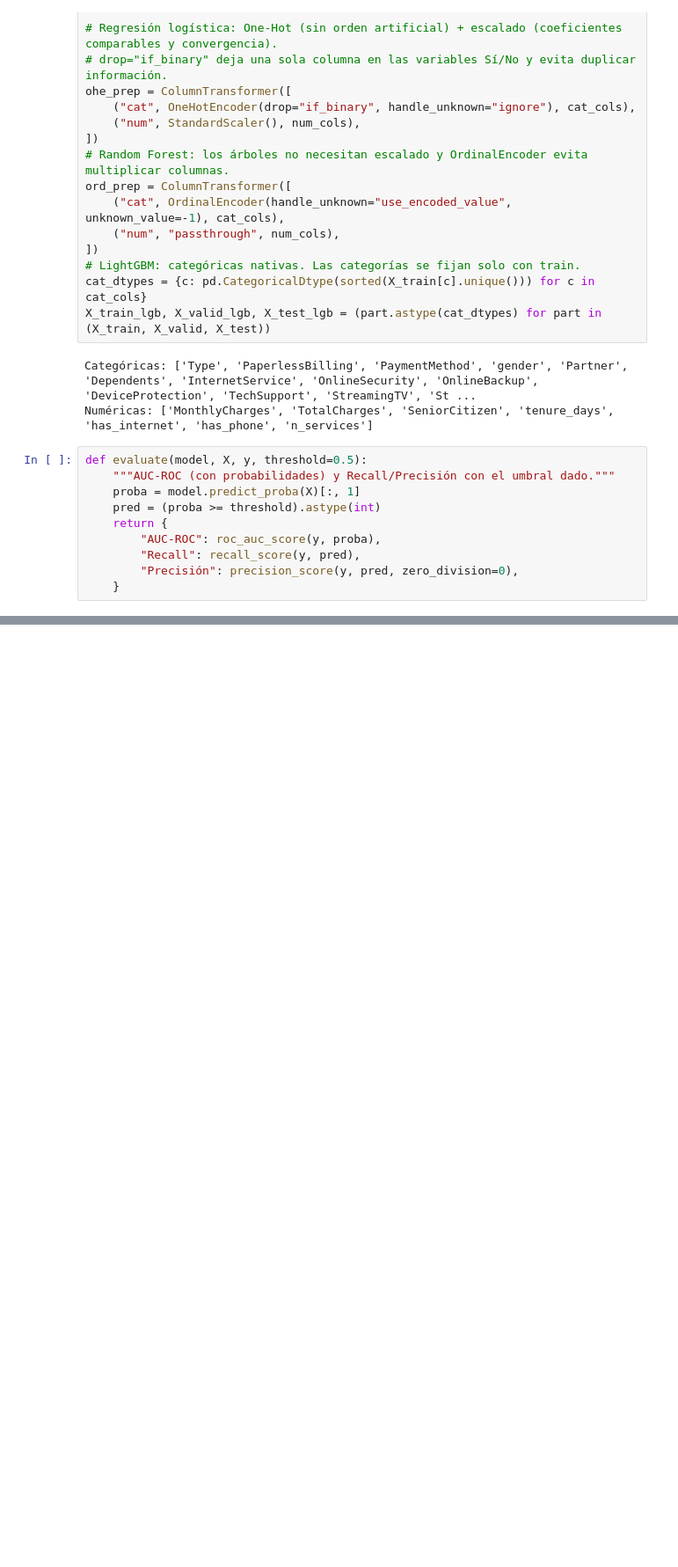
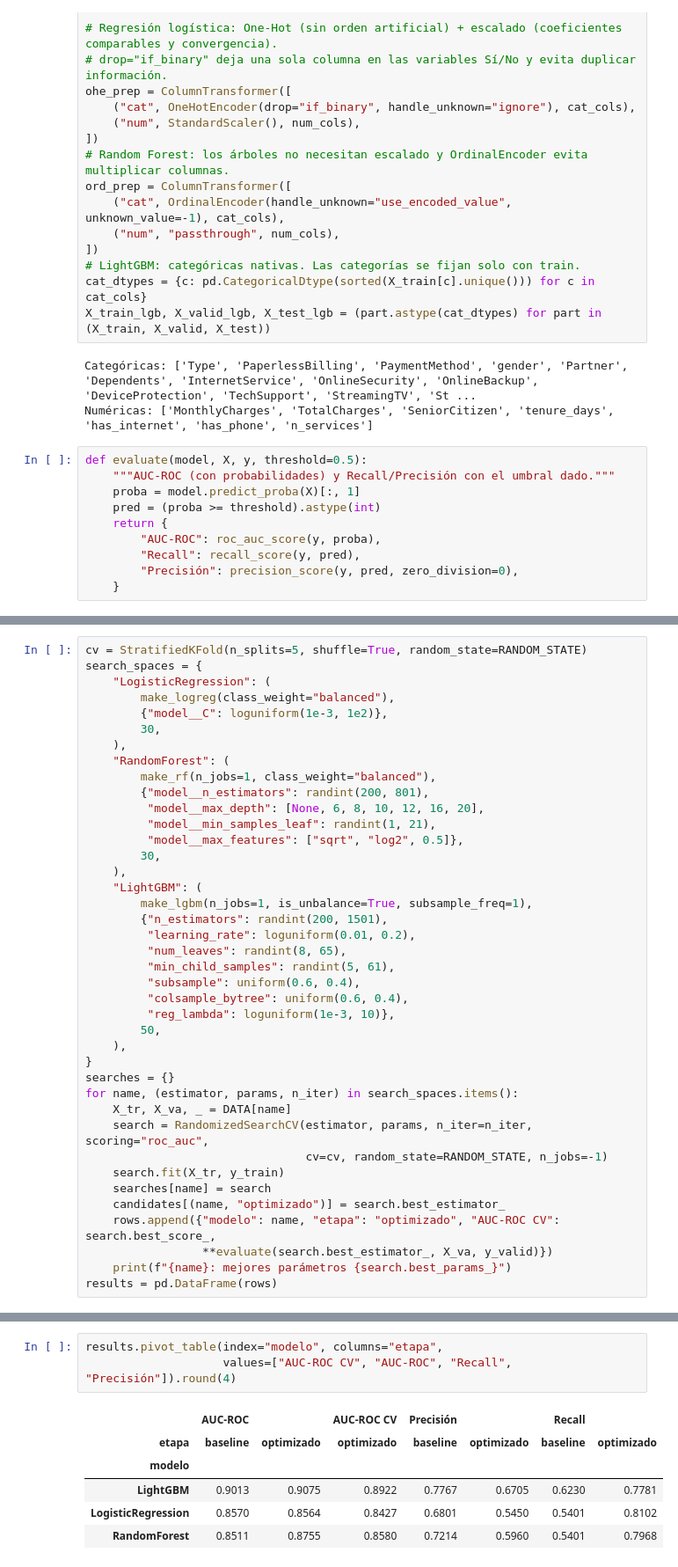
Before and after one commit to carabagiioo/interconnect-churn, a Jupyter notebook: interconnect_churn.ipynb, the cells around one changed output, grey strips where cells are left out. Shown at 88% size. Cells and saved outputs as stored; diff of their text form; blank space fills up the shorter version.

Commit message:
feat(notebook): add baseline models and balanced hyperparameter search
Co-Authored-By: Claude Opus 5.5 <noreply@anthropic.com>

```diff
--- a/interconnect_churn.ipynb
+++ b/interconnect_churn.ipynb
@@ -317,0 +356,40 @@ def evaluate(model, X, y, threshold=0.5):
+# %%
+cv = StratifiedKFold(n_splits=5, shuffle=True, random_state=RANDOM_STATE)
+search_spaces = {
+    "LogisticRegression": (
+        make_logreg(class_weight="balanced"),
+        {"model__C": loguniform(1e-3, 1e2)},
+        30,
+    ),
+    "RandomForest": (
+        make_rf(n_jobs=1, class_weight="balanced"),
+        {"model__n_estimators": randint(200, 801),
+         "model__max_depth": [None, 6, 8, 10, 12, 16, 20],
+         "model__min_samples_leaf": randint(1, 21),
+         "model__max_features": ["sqrt", "log2", 0.5]},
+        30,
+    ),
+    "LightGBM": (
+        make_lgbm(n_jobs=1, is_unbalance=True, subsample_freq=1),
+        {"n_estimators": randint(200, 1501),
+         "learning_rate": loguniform(0.01, 0.2),
+         "num_leaves": randint(8, 65),
+         "min_child_samples": randint(5, 61),
+         "subsample": uniform(0.6, 0.4),
+         "colsample_bytree": uniform(0.6, 0.4),
+         "reg_lambda": loguniform(1e-3, 10)},
+        50,
+    ),
+}
+searches = {}
+for name, (estimator, params, n_iter) in search_spaces.items():
+    X_tr, X_va, _ = DATA[name]
+    search = RandomizedSearchCV(estimator, params, n_iter=n_iter, scoring="roc_auc",
+                                cv=cv, random_state=RANDOM_STATE, n_jobs=-1)
+    search.fit(X_tr, y_train)
+    searches[name] = search
+    candidates[(name, "optimizado")] = search.best_estimator_
+    rows.append({"modelo": name, "etapa": "optimizado", "AUC-ROC CV": search.best_score_,
+                 **evaluate(search.best_estimator_, X_va, y_valid)})
+    print(f"{name}: mejores parámetros {search.best_params_}")
+results = pd.DataFrame(rows)
@@ -317,0 +400,10 @@ def evaluate(model, X, y, threshold=0.5):
+# %%
+results.pivot_table(index="modelo", columns="etapa",
+                    values=["AUC-ROC CV", "AUC-ROC", "Recall", "Precisión"]).round(4)
+# %% [output]
+|  | AUC-ROC |  | AUC-ROC CV | Precisión |  | Recall |  |
+| etapa | baseline | optimizado | optimizado | baseline | optimizado | baseline | optimizado |
+| modelo |  |  |  |  |  |  |  |
+| LightGBM | 0.9013 | 0.9075 | 0.8922 | 0.7767 | 0.6705 | 0.6230 | 0.7781 |
+| LogisticRegression | 0.8570 | 0.8564 | 0.8427 | 0.6801 | 0.5450 | 0.5401 | 0.8102 |
+| RandomForest | 0.8511 | 0.8755 | 0.8580 | 0.7214 | 0.5960 | 0.5401 | 0.7968 |
```
Also changed, not shown: parts of 5 cells of this notebook.
